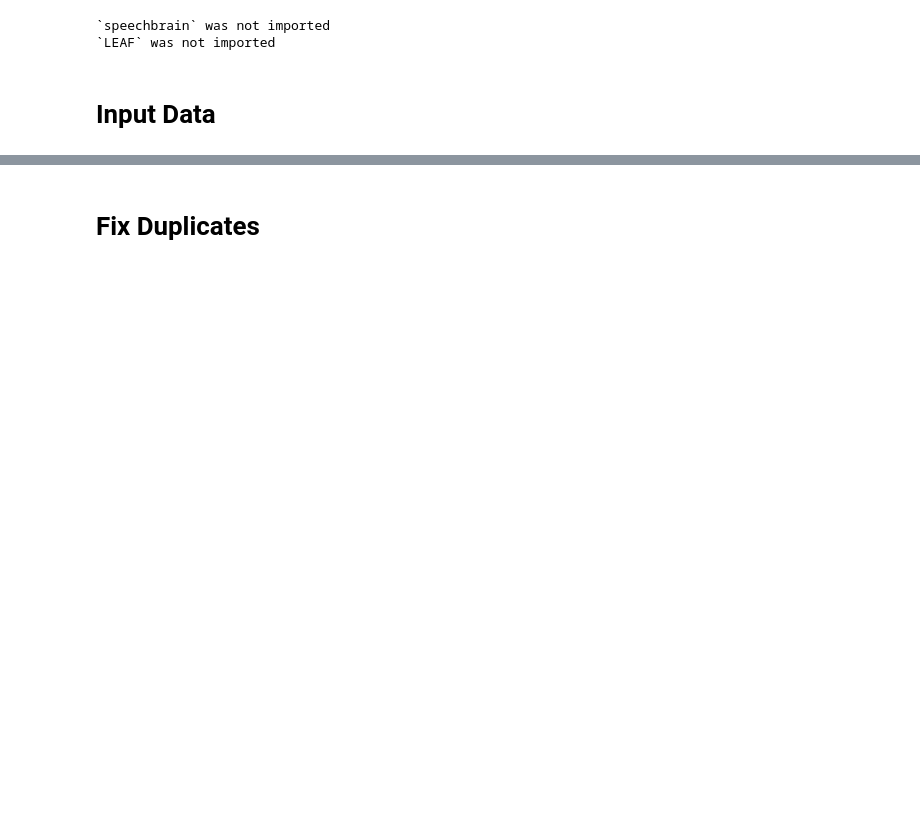
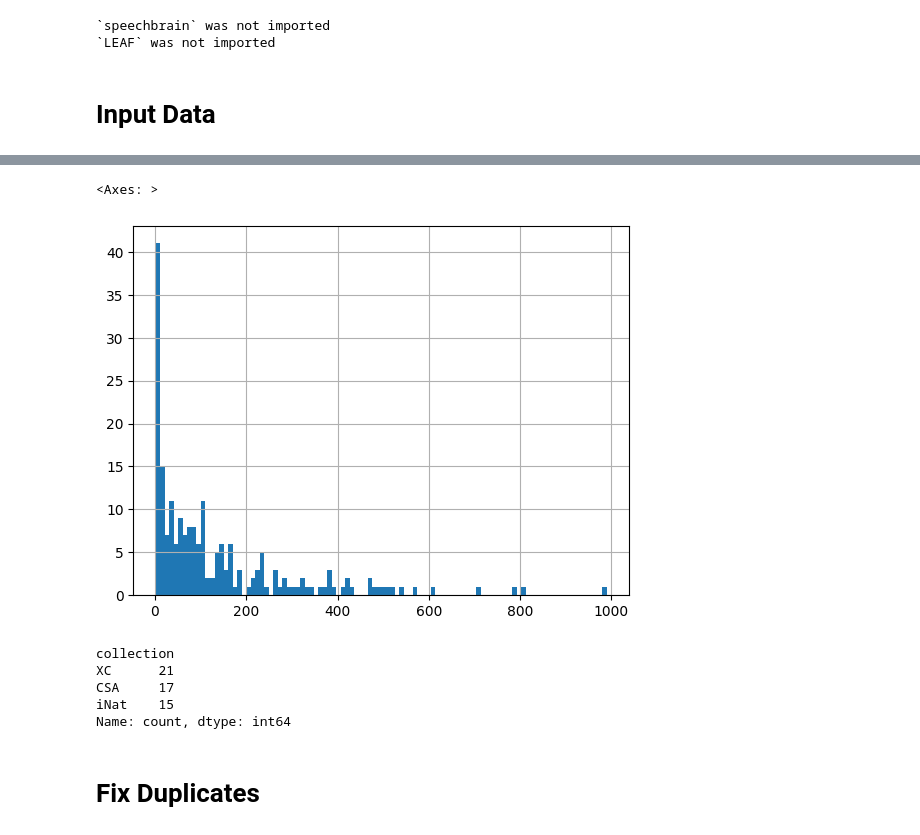
Before and after one commit to VSydorskyy/BirdCLEF_2025_2nd_place, a Jupyter notebook: notebooks/data_observation.ipynb, the cells around one changed output, grey strips where cells are left out. Cells and saved outputs as stored; diff of their text form; code cells hidden in the pictures; blank space fills up the shorter version.

```diff
--- a/notebooks/data_observation.ipynb
+++ b/notebooks/data_observation.ipynb
@@ -96,0 +267,13 @@ This competition uses a hidden test set. When your submitted notebook is scored,
+# %%
+train_metadata = pd.read_csv(
+    "/gpfs/space/projects/BetterMedicine/volodymyr1/exps/bird_clef_2025/birdclef_2025/train_extendedv1.csv"
+)
+eBird_Taxonomy_v2021 = pd.read_csv("/gpfs/space/projects/BetterMedicine/volodymyr1/exps/bird_clef_2025/birdclef_2025/taxonomy.csv")
+eBird_Taxonomy_v2021 = eBird_Taxonomy_v2021.merge(
+    train_metadata[["primary_label", "collection"]].drop_duplicates("primary_label"),
+    on="primary_label"
+)
+eBird_Taxonomy_v2021 = eBird_Taxonomy_v2021.merge(
+    train_metadata["primary_label"].value_counts().reset_index(),
+    on="primary_label"
+)
@@ -97,3 +338,16 @@ This competition uses a hidden test set. When your submitted notebook is scored,
+# %%
+eBird_Taxonomy_v2021["count"].hist(bins=100)
+# %% [output]
+<Axes: >
+[figure, added]
+# %%
+eBird_Taxonomy_v2021.loc[eBird_Taxonomy_v2021["count"] < 20, "collection"].value_counts()
+# %% [output]
+collection
+XC      21
+CSA     17
+iNat    15
+Name: count, dtype: int64
 # %% [markdown]
 # Fix Duplicates
 # %%
```
Also changed, not shown: parts of 51 cells of this notebook, 36 other files.
